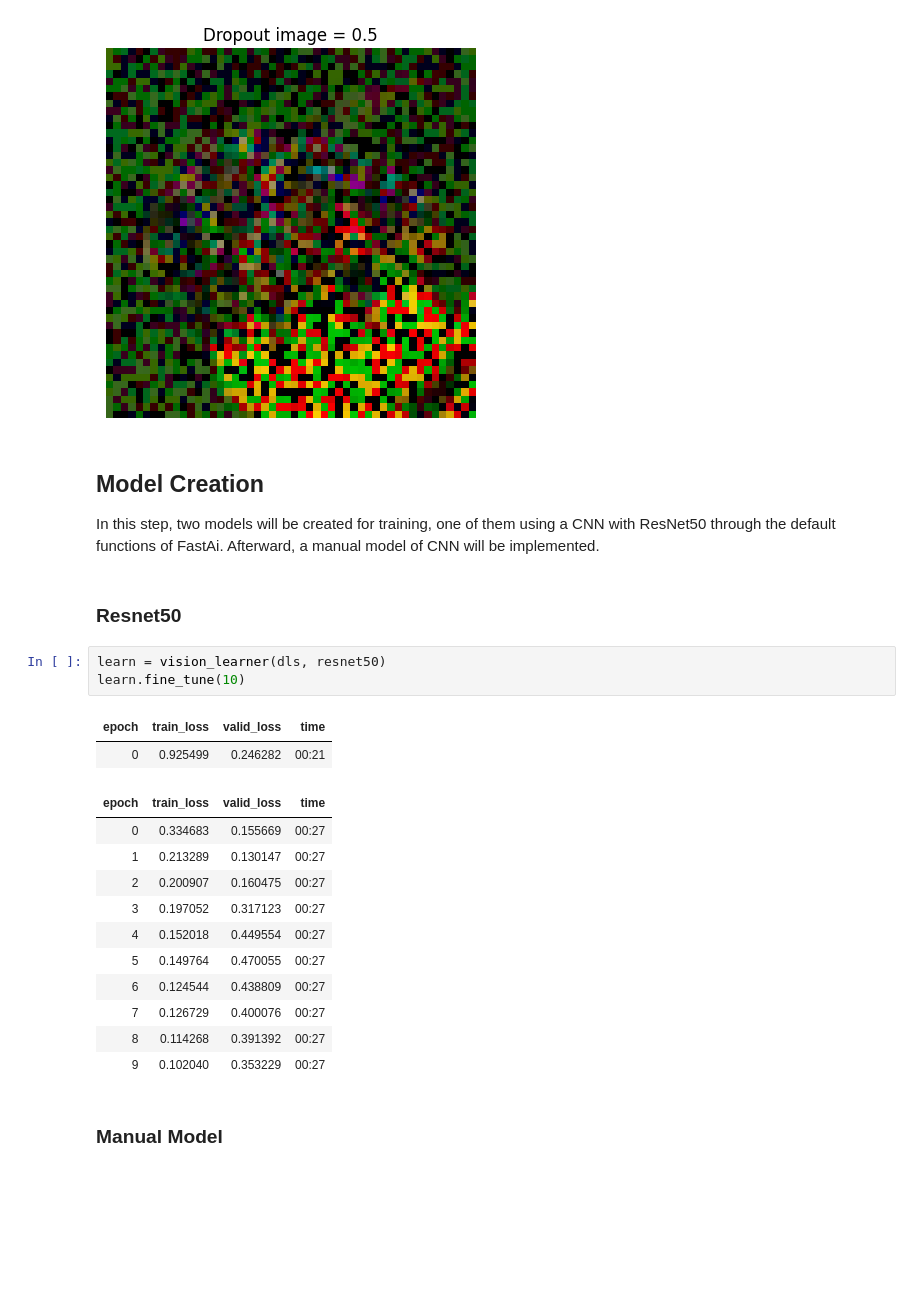
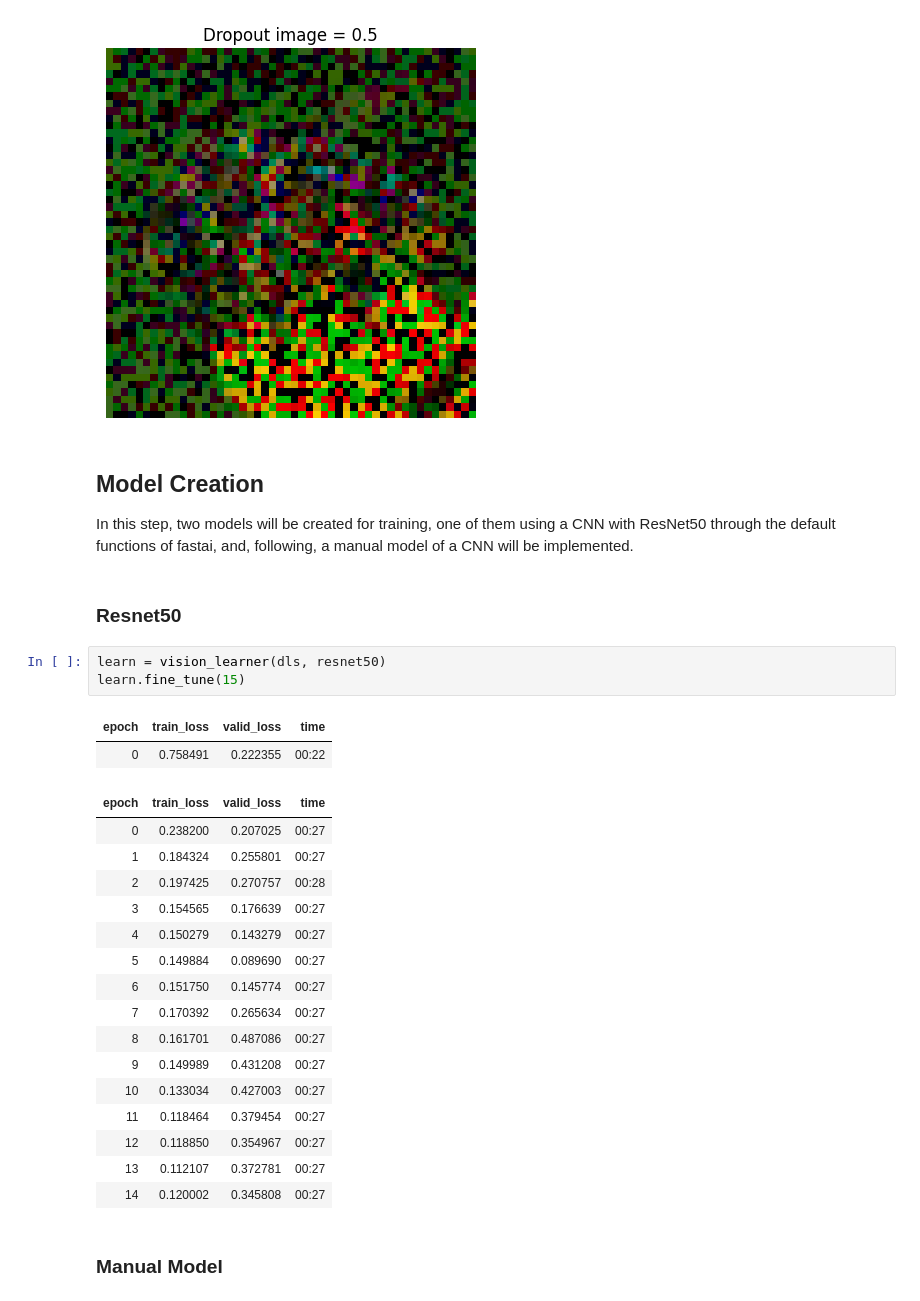
Before and after one commit to fabraz/fastaiOnCampus, a Jupyter notebook: nbs/lesson08/lesson08_200018205_MorettiGS_gabriel-moretti-de-souza.ipynb, the cells around one changed output. Drawn from its saved outputs; the diff is of its cells as text; blank space fills up the shorter version.

```diff
--- a/nbs/lesson08/lesson08_200018205_MorettiGS_gabriel-moretti-de-souza.ipynb
+++ b/nbs/lesson08/lesson08_200018205_MorettiGS_gabriel-moretti-de-souza.ipynb
@@ -182,26 +192,31 @@ show_img(dropped_img, title="Dropout image = 0.5")
 # %% [markdown]
 ## Model Creation
 
-In this step, two models will be created for training, one of them using a CNN with ResNet50 through the default functions of FastAi. Afterward, a manual model of CNN will be implemented.
+In this step, two models will be created for training, one of them using a CNN with ResNet50 through the default functions of fastai, and, following, a manual model of a CNN will be implemented.
 # %% [markdown]
 ### Resnet50
 # %%
 learn = vision_learner(dls, resnet50)
-learn.fine_tune(10)
+learn.fine_tune(15)
 # %% [output]
 | epoch | train_loss | valid_loss | time |
-| 0 | 0.925499 | 0.246282 | 00:21 |
+| 0 | 0.758491 | 0.222355 | 00:22 |
 | epoch | train_loss | valid_loss | time |
-| 0 | 0.334683 | 0.155669 | 00:27 |
-| 1 | 0.213289 | 0.130147 | 00:27 |
-| 2 | 0.200907 | 0.160475 | 00:27 |
-| 3 | 0.197052 | 0.317123 | 00:27 |
-| 4 | 0.152018 | 0.449554 | 00:27 |
-| 5 | 0.149764 | 0.470055 | 00:27 |
-| 6 | 0.124544 | 0.438809 | 00:27 |
-| 7 | 0.126729 | 0.400076 | 00:27 |
-| 8 | 0.114268 | 0.391392 | 00:27 |
-| 9 | 0.102040 | 0.353229 | 00:27 |
+| 0 | 0.238200 | 0.207025 | 00:27 |
+| 1 | 0.184324 | 0.255801 | 00:27 |
+| 2 | 0.197425 | 0.270757 | 00:28 |
+| 3 | 0.154565 | 0.176639 | 00:27 |
+| 4 | 0.150279 | 0.143279 | 00:27 |
+| 5 | 0.149884 | 0.089690 | 00:27 |
+| 6 | 0.151750 | 0.145774 | 00:27 |
+| 7 | 0.170392 | 0.265634 | 00:27 |
+| 8 | 0.161701 | 0.487086 | 00:27 |
+| 9 | 0.149989 | 0.431208 | 00:27 |
+| 10 | 0.133034 | 0.427003 | 00:27 |
+| 11 | 0.118464 | 0.379454 | 00:27 |
+| 12 | 0.118850 | 0.354967 | 00:27 |
+| 13 | 0.112107 | 0.372781 | 00:27 |
+| 14 | 0.120002 | 0.345808 | 00:27 |
 # %% [markdown]
 ### Manual Model
 # %%
```
Also changed, not shown: parts of 5 cells of this notebook.
